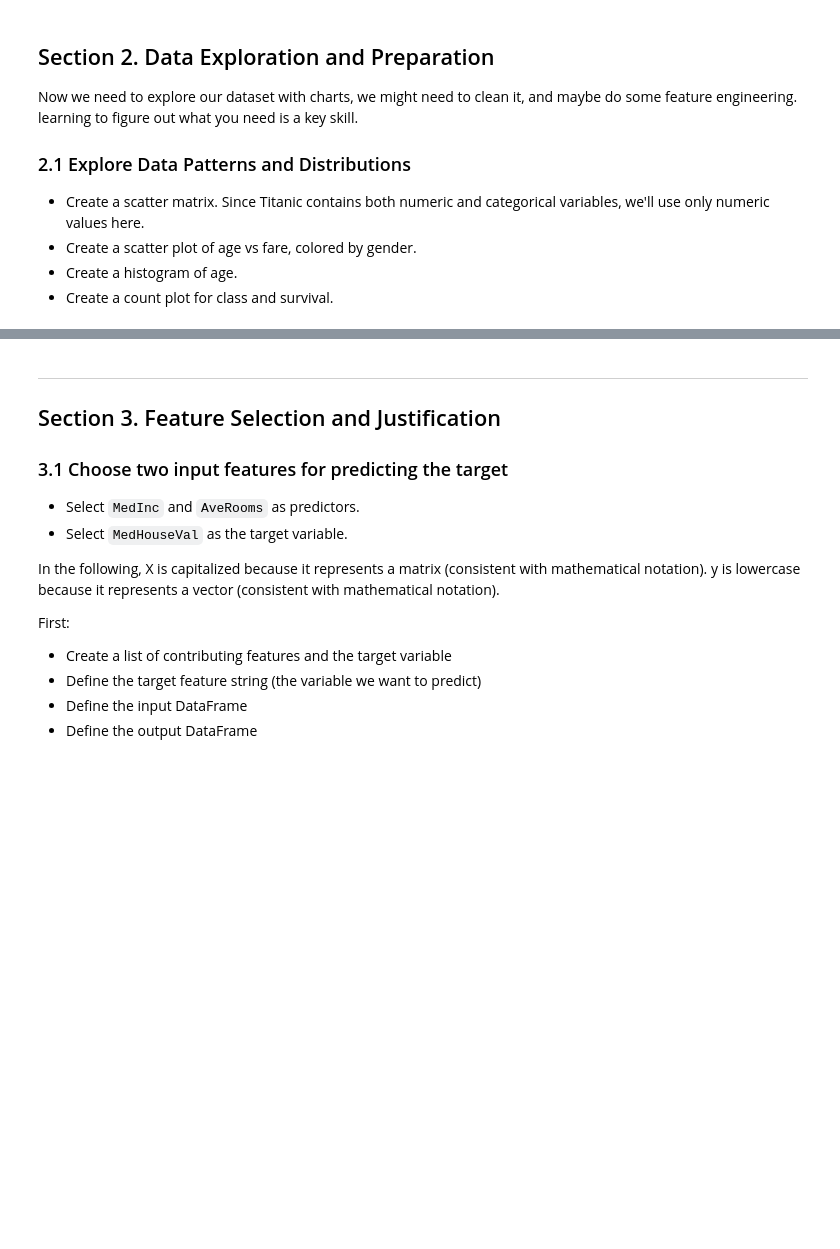
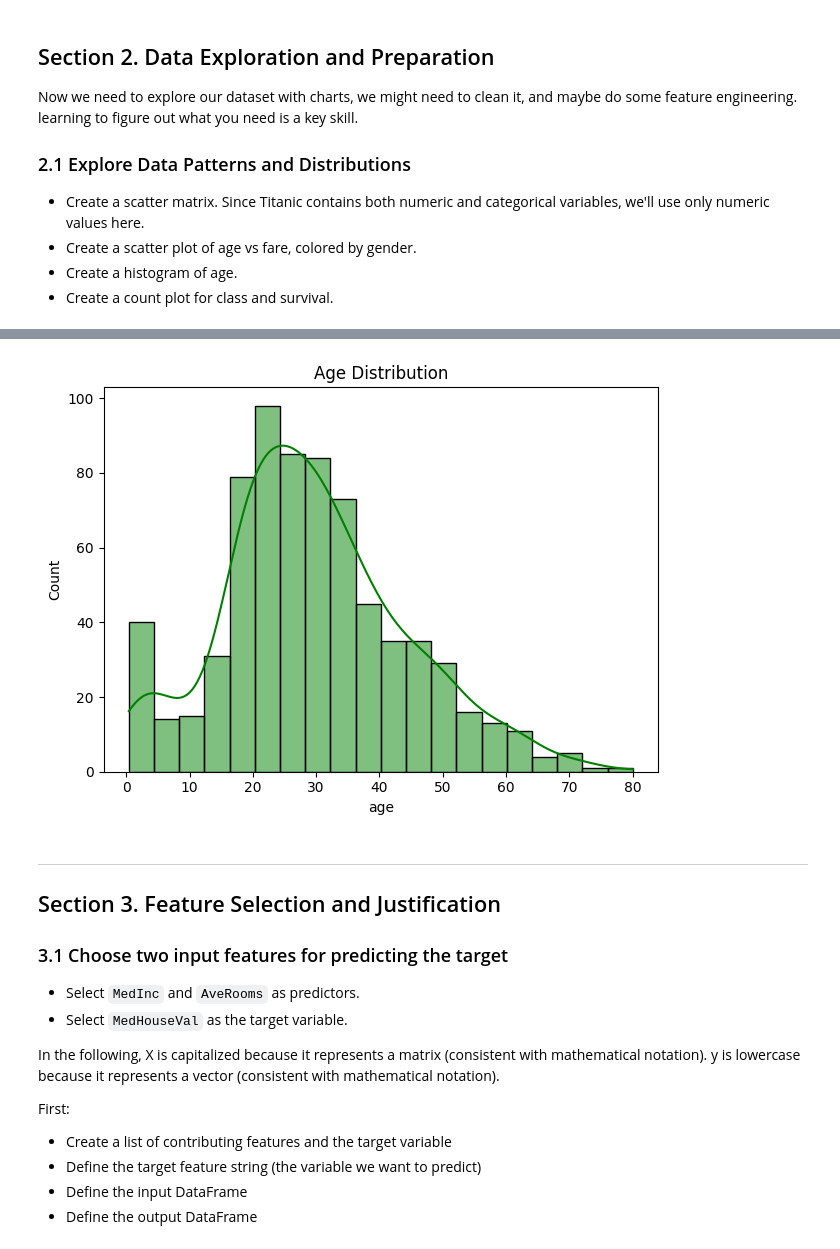
Before and after one commit to Bdowdle4/applied-ml-dowdle, a Jupyter notebook: lab02/ml02_dowdle.ipynb, the cells around one changed output, grey strips where cells are left out. Cells and saved outputs as stored; diff of their text form; code cells hidden in the pictures; blank space fills up the shorter version.

```diff
--- a/lab02/ml02_dowdle.ipynb
+++ b/lab02/ml02_dowdle.ipynb
@@ -133,3 +139,13 @@ plt.show()
+# %%
+# Create a histogram of age
+sns.histplot(titanic['age'], kde=True, color='green')
+
+# Show the plot
+plt.title('Age Distribution')
+plt.tight_layout()
+plt.show()
+# %% [output]
+[figure, added]
 # %% [markdown]
 ****
 ## Section 3. Feature Selection and Justification
```
Also changed, not shown: parts of 6 cells of this notebook.
